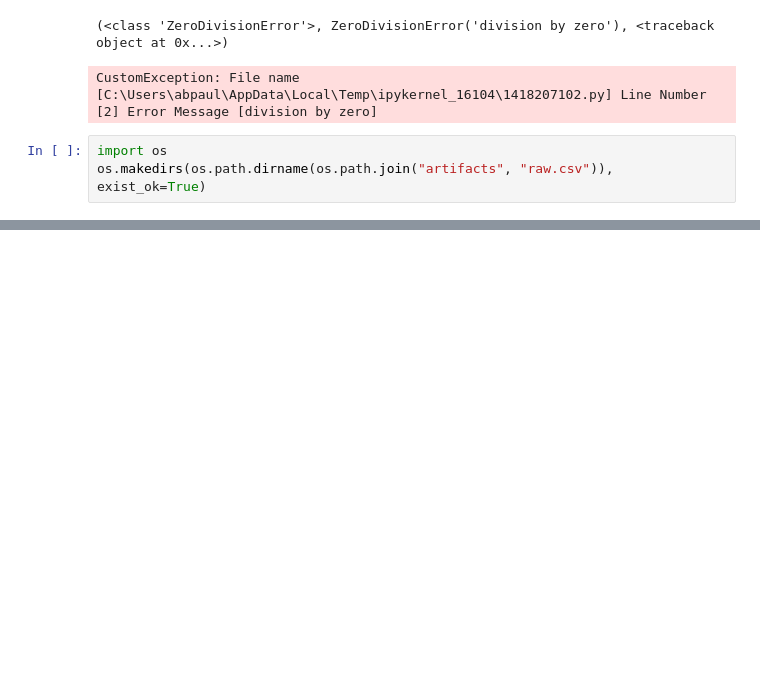
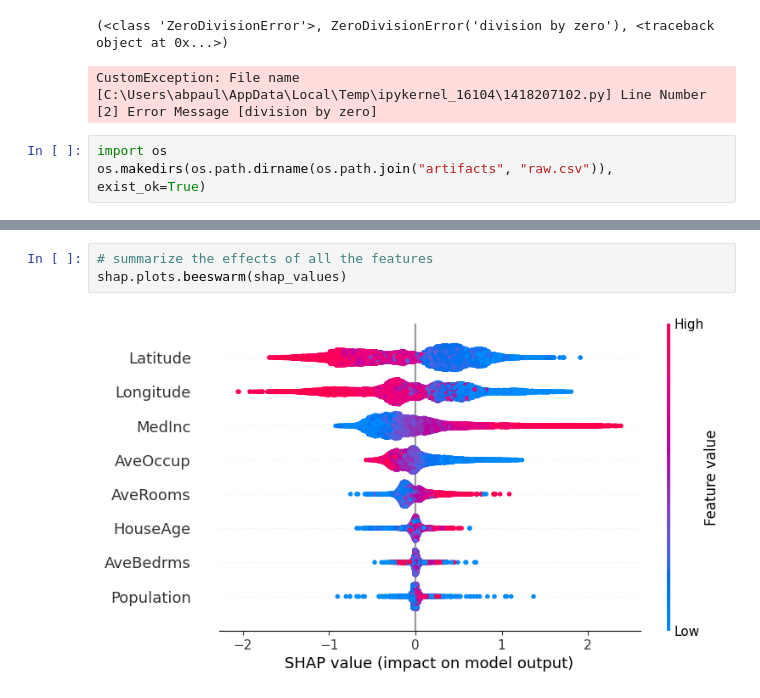
Before and after one commit to abhijitpaul0212/GemstonePricePrediction, a Jupyter notebook: notebooks/research.ipynb, the cells around one changed output, grey strips where cells are left out. Drawn from its saved outputs; the diff is of its cells as text; blank space fills up the shorter version.

```diff
--- a/notebooks/research.ipynb
+++ b/notebooks/research.ipynb
@@ -45,0 +81,5 @@ os.makedirs(os.path.dirname(os.path.join("artifacts", "raw.csv")), exist_ok=True
+# %%
+# summarize the effects of all the features
+shap.plots.beeswarm(shap_values)
+# %% [output]
+[figure, added]
```
Also changed, not shown: parts of 5 cells of this notebook, 10 other files.
